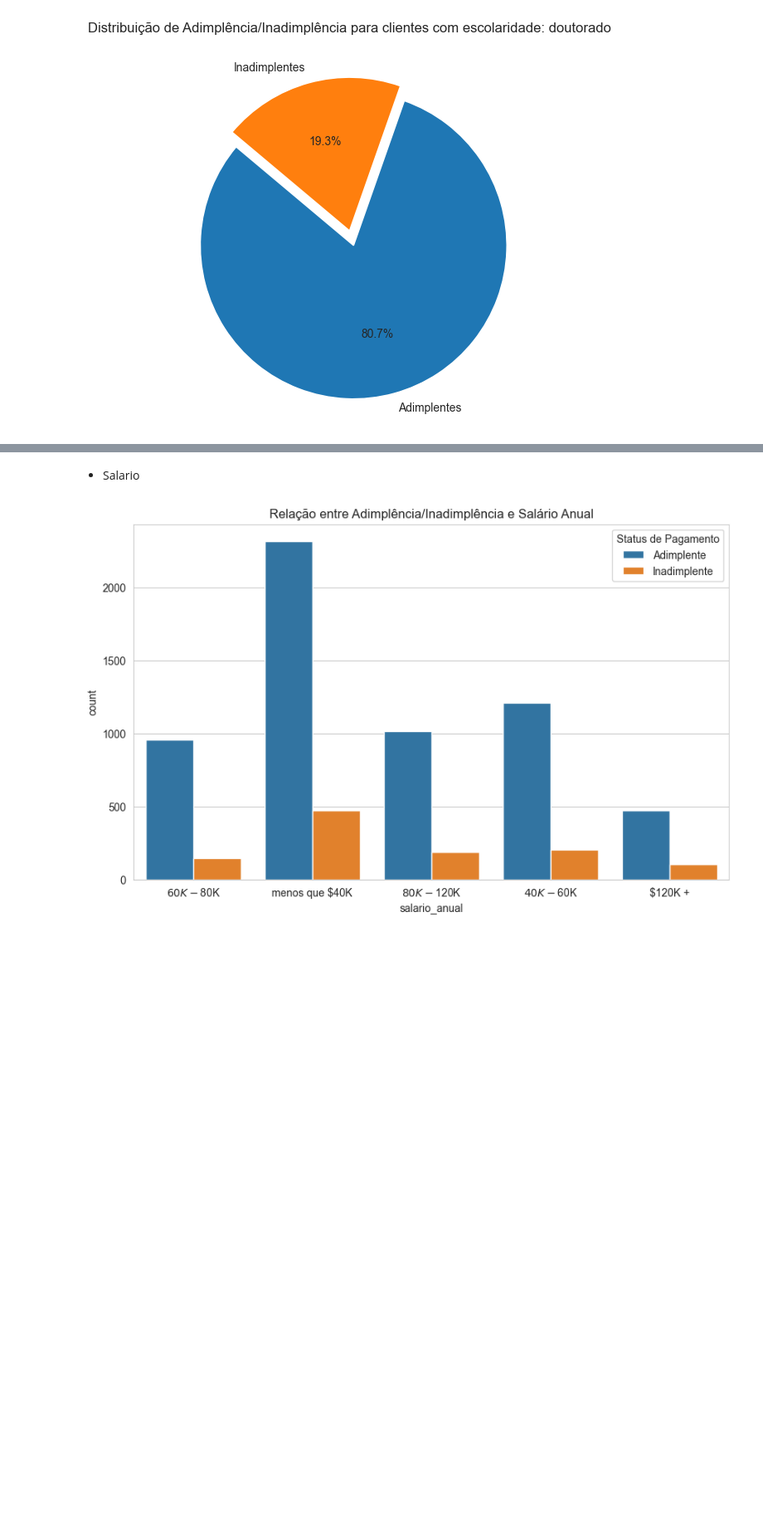
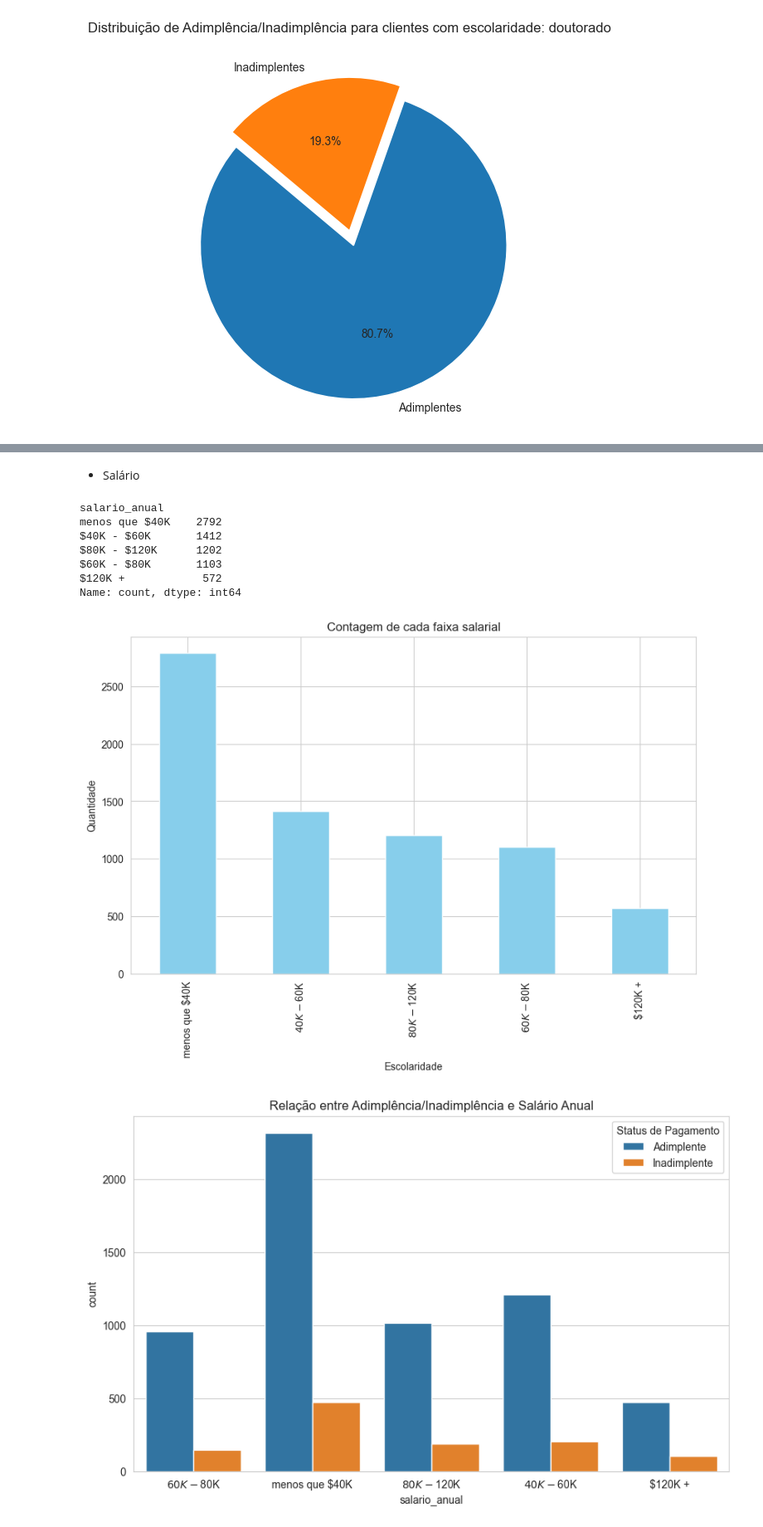
Before and after one commit to giveuperror/projeto-final-python, a Jupyter notebook: Python_M10_support material10 (1).ipynb, the cells around one changed output, grey strips where cells are left out. Shown at 83% size. Cells and saved outputs as stored; diff of their text form; code cells hidden in the pictures; blank space fills up the shorter version.

```diff
--- a/Python_M10_support material10 (1).ipynb
+++ b/Python_M10_support material10 (1).ipynb
@@ -452,5 +473,24 @@ for valor in valores_escolaridade:
 # %% [markdown]
-* Salario
+* Salário
+# %%
+contagem_faixa_salarial = df['salario_anual'].value_counts()
+print(contagem_faixa_salarial)
+# Criar um gráfico de barras
+plt.figure(figsize=(10, 6))
+contagem_faixa_salarial.plot(kind='bar', color='skyblue')
+plt.title('Contagem de cada faixa salarial')
+plt.xlabel('Escolaridade')
+plt.ylabel('Quantidade')
+plt.show()
+# %% [output]
+salario_anual
+menos que $40K    2792
+$40K - $60K       1412
+$80K - $120K      1202
+$60K - $80K       1103
+$120K +            572
+Name: count, dtype: int64
+[figure, added]
 # %%
 # Visualizando a tabela de frequência
 tabela_frequencia = pd.crosstab(df['salario_anual'], df['default'], margins=True, margins_name='Total')
```
Also changed, not shown: parts of 7 cells of this notebook.
